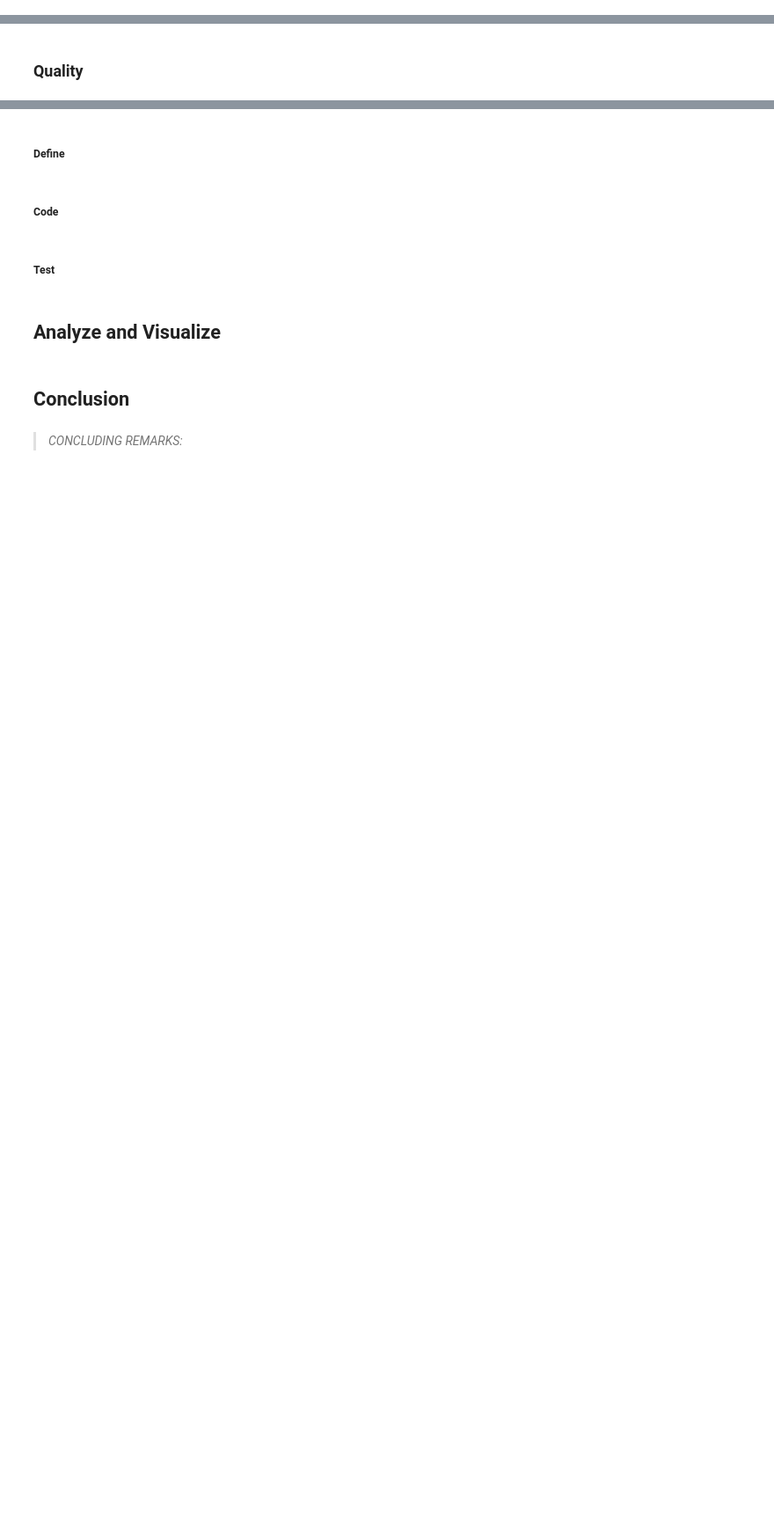
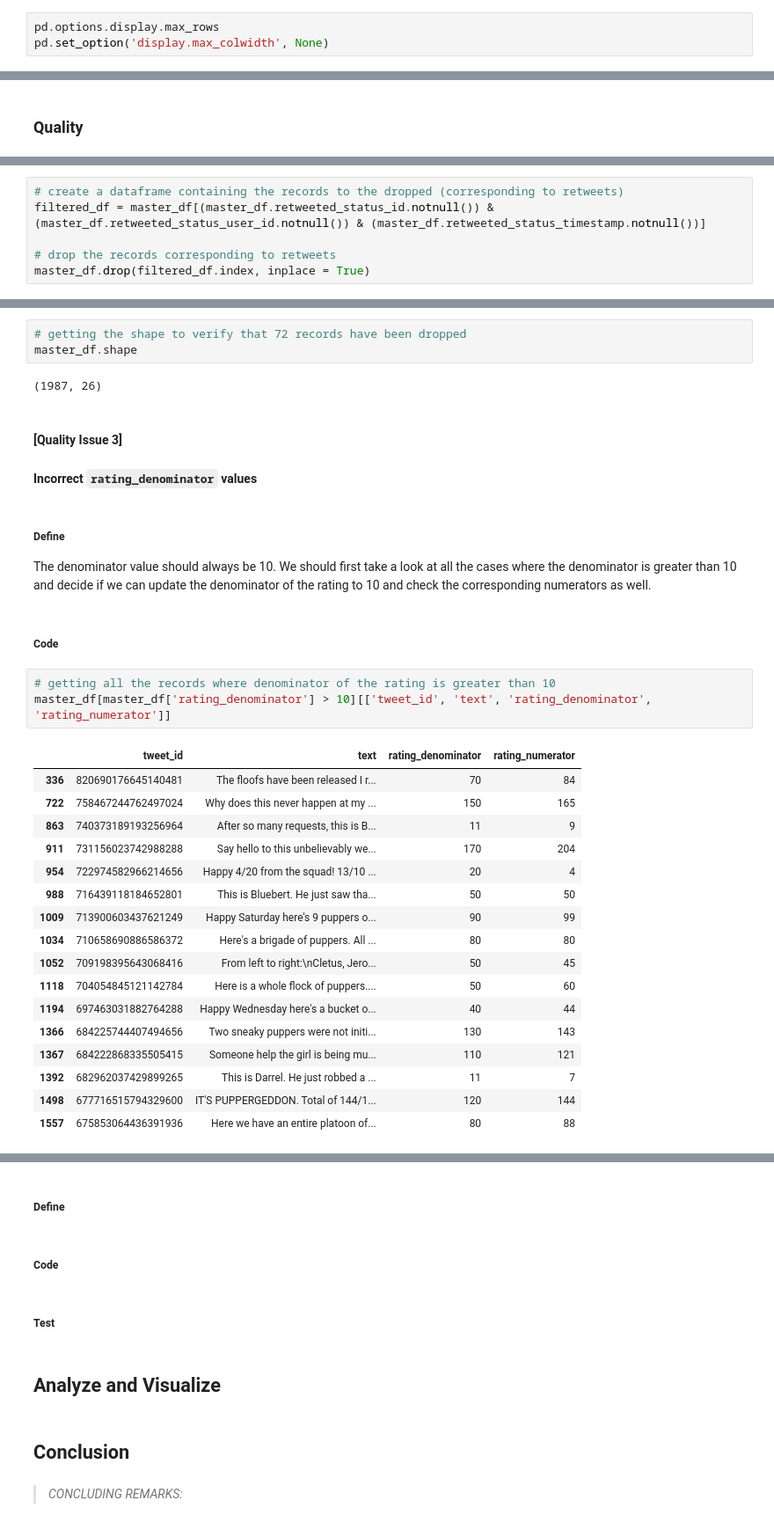
Before and after one commit to jyothirupa/dog-rates-data-wrangling, a Jupyter notebook: wrangle_act.ipynb, the cells around one changed output, grey strips where cells are left out. Shown: that part at 88% size. Drawn from its saved outputs; the diff is of its cells as text; blank space fills up the shorter version.

Commit message:
cleaning quality issues

```diff
--- a/wrangle_act.ipynb
+++ b/wrangle_act.ipynb
@@ -35,6 +35,9 @@ import json
 from functools import reduce
 
 import config
+# %%
+pd.options.display.max_rows
+pd.set_option('display.max_colwidth', None)
 # %% [markdown]
 <a id='gather'></a>
 ## Gathering
@@ -740,0 +758,6 @@ Name: dog_stage, dtype: int64
+# %%
+# create a dataframe containing the records to the dropped (corresponding to retweets)
+filtered_df = master_df[(master_df.retweeted_status_id.notnull()) & (master_df.retweeted_status_user_id.notnull()) & (master_df.retweeted_status_timestamp.notnull())]
+
+# drop the records corresponding to retweets
+master_df.drop(filtered_df.index, inplace = True)
@@ -740,0 +766,35 @@ Name: dog_stage, dtype: int64
+# %%
+# getting the shape to verify that 72 records have been dropped
+master_df.shape
+# %% [output]
+(1987, 26)
+# %% [markdown]
+#### [Quality Issue 3]
+#### Incorrect `rating_denominator` values
+# %% [markdown]
+##### Define
+
+The denominator value should always be 10. We should first take a look at all the cases where the denominator is greater than 10 and decide if we can update the denominator of the rating to 10 and check the corresponding numerators as well.
+# %% [markdown]
+##### Code
+# %%
+# getting all the records where denominator of the rating is greater than 10
+master_df[master_df['rating_denominator'] > 10][['tweet_id', 'text', 'rating_denominator', 'rating_numerator']]
+# %% [output]
+|  | tweet_id | text | rating_denominator | rating_numerator |
+| 336 | 820690176645140481 | The floofs have been released I r... | 70 | 84 |
+| 722 | 758467244762497024 | Why does this never happen at my ... | 150 | 165 |
+| 863 | 740373189193256964 | After so many requests, this is B... | 11 | 9 |
+| 911 | 731156023742988288 | Say hello to this unbelievably we... | 170 | 204 |
+| 954 | 722974582966214656 | Happy 4/20 from the squad! 13/10 ... | 20 | 4 |
+| 988 | 716439118184652801 | This is Bluebert. He just saw tha... | 50 | 50 |
+| 1009 | 713900603437621249 | Happy Saturday here's 9 puppers o... | 90 | 99 |
+| 1034 | 710658690886586372 | Here's a brigade of puppers. All ... | 80 | 80 |
+| 1052 | 709198395643068416 | From left to right:\nCletus, Jero... | 50 | 45 |
+| 1118 | 704054845121142784 | Here is a whole flock of puppers.... | 50 | 60 |
+| 1194 | 697463031882764288 | Happy Wednesday here's a bucket o... | 40 | 44 |
+| 1366 | 684225744407494656 | Two sneaky puppers were not initi... | 130 | 143 |
+| 1367 | 684222868335505415 | Someone help the girl is being mu... | 110 | 121 |
+| 1392 | 682962037429899265 | This is Darrel. He just robbed a ... | 11 | 7 |
+| 1498 | 677716515794329600 | IT'S PUPPERGEDDON. Total of 144/1... | 120 | 144 |
+| 1557 | 675853064436391936 | Here we have an entire platoon of... | 80 | 88 |
```
Also changed, not shown: parts of 36 cells of this notebook.
